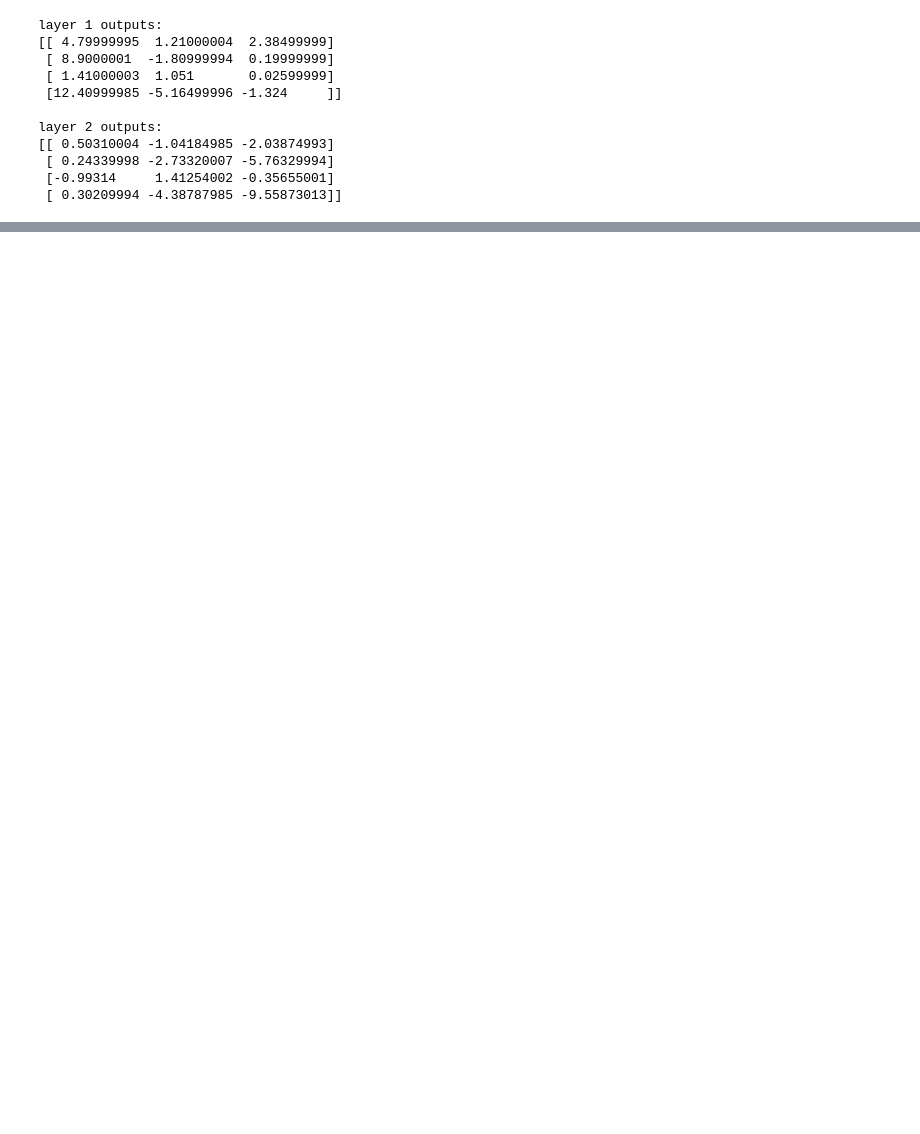
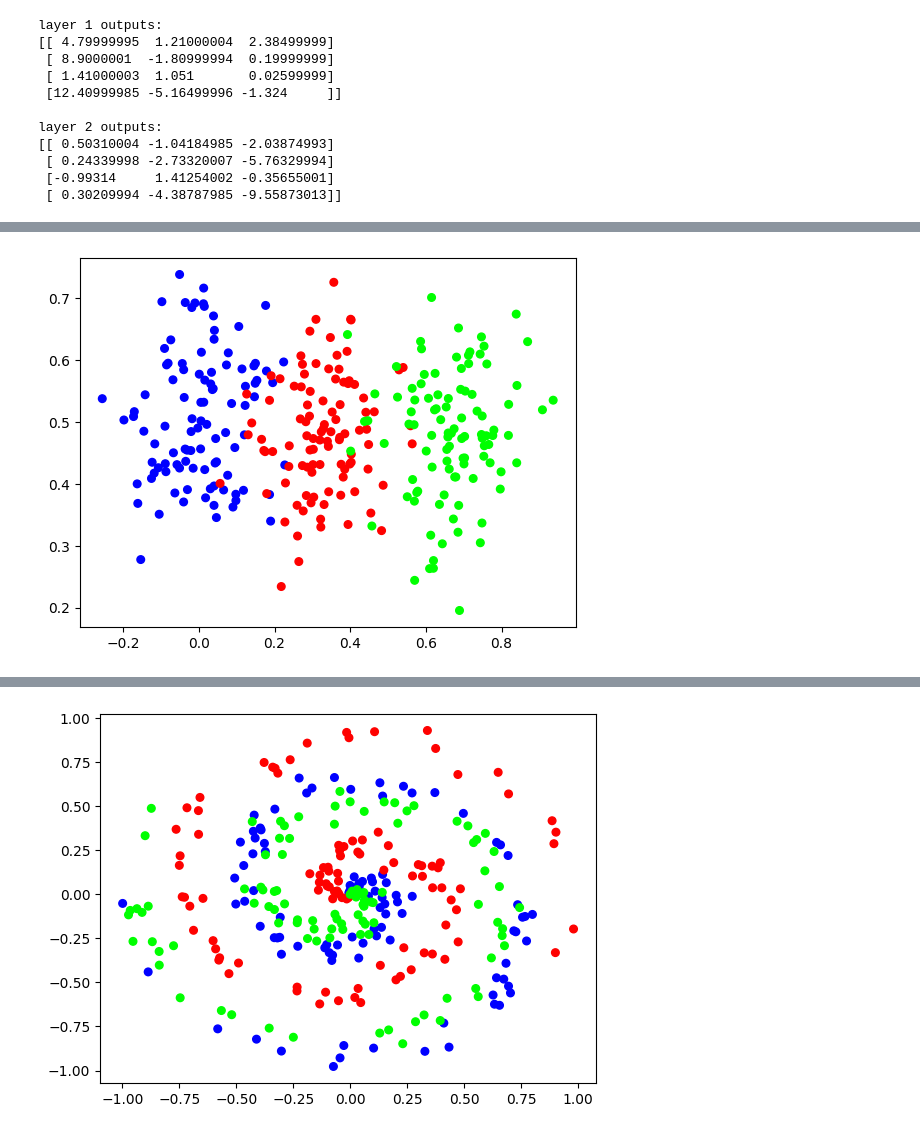
Before and after one commit to ayo-ajayi/machine-learning, a Jupyter notebook: crude_neural_network.ipynb, the cells around one changed output, grey strips where cells are left out. Drawn from its saved outputs; the diff is of its cells as text; code cells hidden in the pictures; blank space fills up the shorter version.

Commit message:
add libs ... and new classes

```diff
--- a/crude_neural_network.ipynb
+++ b/crude_neural_network.ipynb
@@ -79,0 +47,74 @@ print(dense1.output[:5])
+# %%
+import numpy as np
+import nnfs
+from nnfs.datasets import spiral_data, vertical_data
+import matplotlib.pyplot as plt
+from libs import Layer_Dense, Accuracy, Activation_ReLU, Activation_Softmax, Loss_CategoricalCrossEntropy
+%matplotlib inline
+nnfs.init()
+
+
+def find_best_loss(X,y):
+    plt.scatter(X[:,0], X[:,1], c=y,s=30, cmap='brg')
+    plt.show()
+    plt.close()
+
+    dense1 = Layer_Dense(2,3)
+    activation1 = Activation_ReLU()
+    dense2 = Layer_Dense(3,3)
+    activation2 = Activation_Softmax()
+    loss_function = Loss_CategoricalCrossEntropy()
+    accuracy_function = Accuracy()
+
+    lowest_loss = 9999
+    best_dense1_weights = dense1.weights.copy()
+    best_dense1_biases = dense1.biases.copy()
+    best_dense2_weights = dense2.weights.copy()
+    best_dense2_biases = dense2.biases.copy()
+
+    best_loss = 0
+    best_accuracy = 0
+    best_iteration=0
+    for i in range(10000):
+        dense1.weights += 0.05 *np.random.randn(2,3)
+        dense1.biases += 0.05 *np.random.randn(1,3)
+        dense2.weights += 0.05 *np.random.randn(3,3)
+        dense2.biases += 0.05 *np.random.randn(1,3)
+
+        dense1.forward(X)
+        activation1.forward(dense1.output)
+        dense2.forward(activation1.output)
+        activation2.forward(dense2.output)
+        loss = loss_function.calculate(activation2.output,y)
+        accuracy = accuracy_function.calculate(activation2.output,y)
+
+
+        if loss<lowest_loss:
+            best_accuracy = accuracy
+            best_loss = loss
+            best_iteration=i
+
+            best_dense1_weights = dense1.weights.copy()
+            best_dense1_biases = dense1.biases.copy()
+            best_dense2_weights = dense2.weights.copy()
+            best_dense2_biases = dense2.biases.copy()
+            lowest_loss = loss
+        else:
+            dense1.weights=best_dense1_weights.copy()
+            dense1.biases=best_dense1_biases.copy()
+            dense2.weights=best_dense2_weights.copy()
+            dense2.biases=best_dense2_biases.copy()
+    print(f"New set of weights found\niteration: {best_iteration}, loss: {best_loss}, accuracy:{best_accuracy}")
+    print(
+            f"\nbest_dense1_weights:\n{best_dense1_weights}\n\nbest_dense1_biases:\n{best_dense1_biases}\n\nbest_dense2_weights:\n{best_dense2_weights}\n\nbest_dense2_biases:\n{best_dense2_biases}"
+    )
+
+
+X,y = vertical_data(samples=100, classes=3)
+find_best_loss(X,y)
+
+
+X,y = spiral_data(samples=100, classes=3)
+find_best_loss(X,y)
+# %% [output]
+[figure, added]
@@ -79,0 +138 @@ print(dense1.output[:5])
+[figure, added]
```
Also changed, not shown: parts of 2 cells of this notebook, 1 other file.
